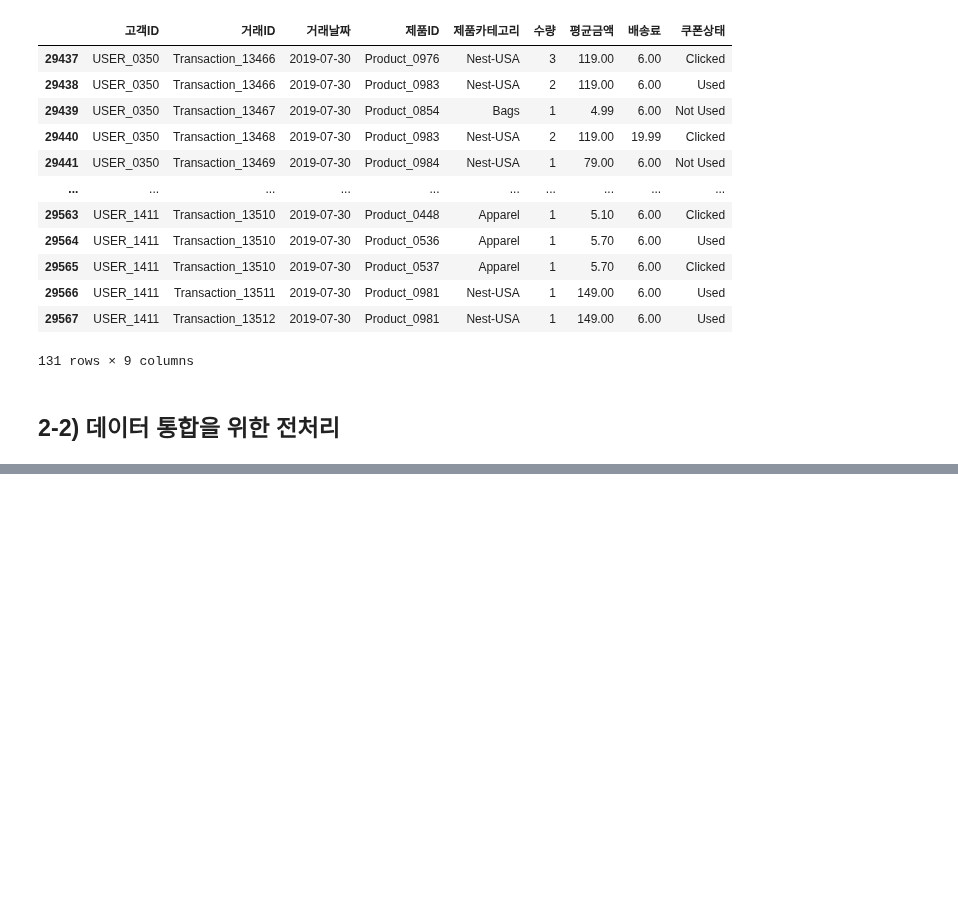
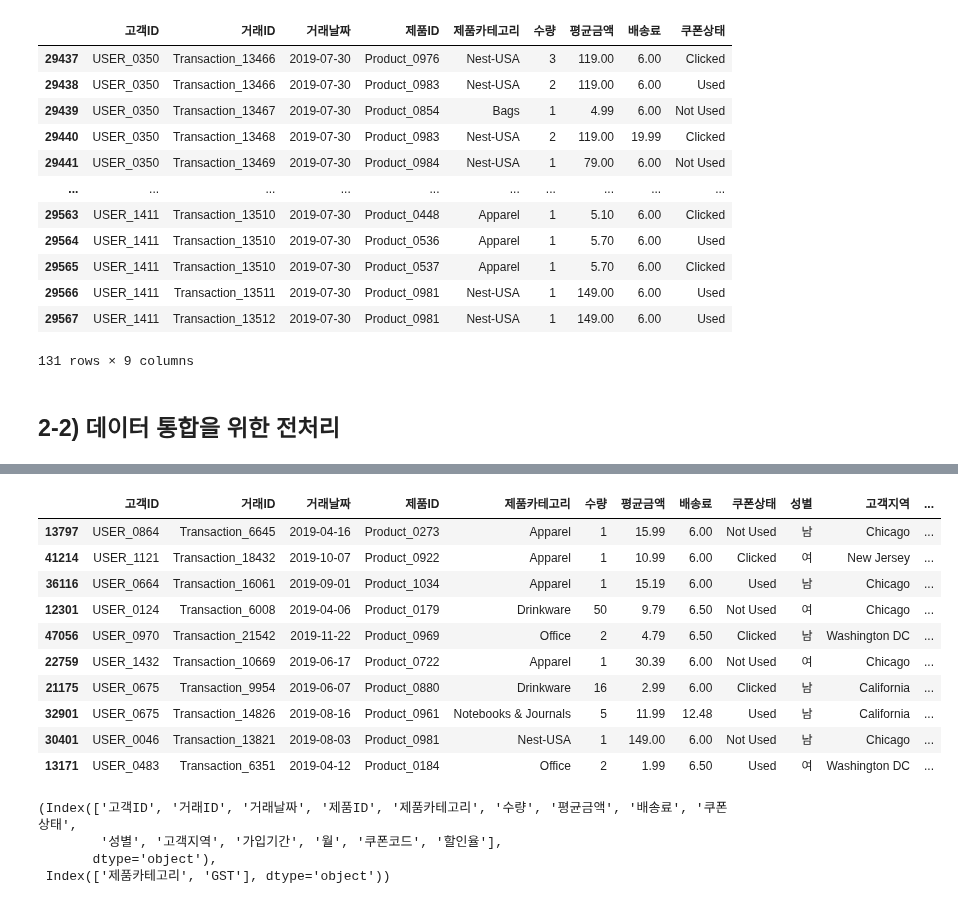
Before and after one commit to tiod0611/practice_language, a Jupyter notebook: python/데이터분석/ecommerce/훈태박사_공유코드.ipynb, the cells around one changed output, grey strips where cells are left out. Saved outputs shown, nothing was run; the diff lists cells and outputs as text; code cells hidden in the pictures; blank space fills up the shorter version.

```diff
--- a/python/데이터분석/ecommerce/훈태박사_공유코드.ipynb
+++ b/python/데이터분석/ecommerce/훈태박사_공유코드.ipynb
@@ -390,0 +278,21 @@ month_dict = {
+# %%
+df.sample(10)
+# %% [output]
+|  | 고객ID | 거래ID | 거래날짜 | 제품ID | 제품카테고리 | 수량 | 평균금액 | 배송료 | 쿠폰상태 | 성별 | 고객지역 | ... |
+| 13797 | USER_0864 | Transaction_6645 | 2019-04-16 | Product_0273 | Apparel | 1 | 15.99 | 6.00 | Not Used | 남 | Chicago | ... |
+| 41214 | USER_1121 | Transaction_18432 | 2019-10-07 | Product_0922 | Apparel | 1 | 10.99 | 6.00 | Clicked | 여 | New Jersey | ... |
+| 36116 | USER_0664 | Transaction_16061 | 2019-09-01 | Product_1034 | Apparel | 1 | 15.19 | 6.00 | Used | 남 | Chicago | ... |
+| 12301 | USER_0124 | Transaction_6008 | 2019-04-06 | Product_0179 | Drinkware | 50 | 9.79 | 6.50 | Not Used | 여 | Chicago | ... |
+| 47056 | USER_0970 | Transaction_21542 | 2019-11-22 | Product_0969 | Office | 2 | 4.79 | 6.50 | Clicked | 남 | Washington DC | ... |
+| 22759 | USER_1432 | Transaction_10669 | 2019-06-17 | Product_0722 | Apparel | 1 | 30.39 | 6.00 | Not Used | 여 | Chicago | ... |
+| 21175 | USER_0675 | Transaction_9954 | 2019-06-07 | Product_0880 | Drinkware | 16 | 2.99 | 6.00 | Clicked | 남 | California | ... |
+| 32901 | USER_0675 | Transaction_14826 | 2019-08-16 | Product_0961 | Notebooks & Journals | 5 | 11.99 | 12.48 | Used | 남 | California | ... |
+| 30401 | USER_0046 | Transaction_13821 | 2019-08-03 | Product_0981 | Nest-USA | 1 | 149.00 | 6.00 | Not Used | 남 | Chicago | ... |
+| 13171 | USER_0483 | Transaction_6351 | 2019-04-12 | Product_0184 | Office | 2 | 1.99 | 6.50 | Used | 여 | Washington DC | ... |
+# %%
+df.columns, tax_amount.columns
+# %% [output]
+(Index(['고객ID', '거래ID', '거래날짜', '제품ID', '제품카테고리', '수량', '평균금액', '배송료', '쿠폰상태',
+        '성별', '고객지역', '가입기간', '월', '쿠폰코드', '할인율'],
+       dtype='object'),
+ Index(['제품카테고리', 'GST'], dtype='object'))
```
Also changed, not shown: parts of 27 cells of this notebook.
